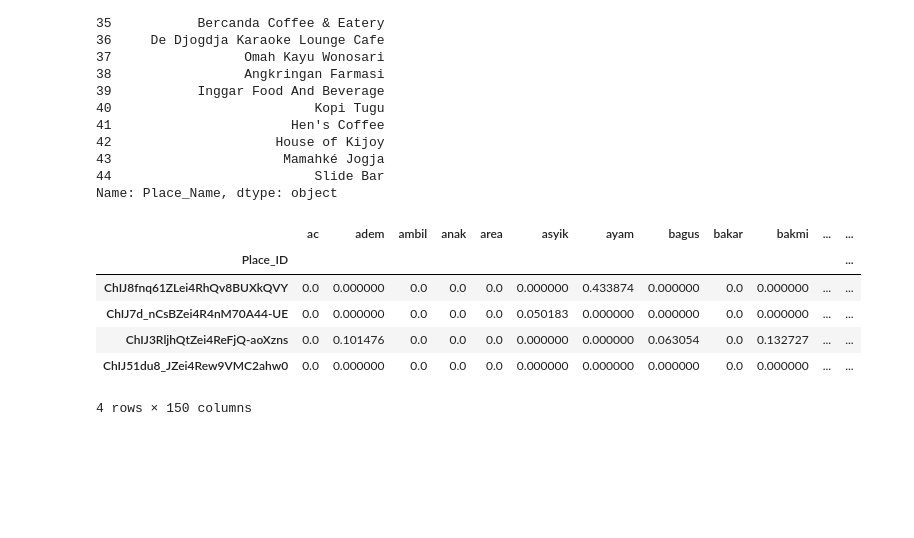
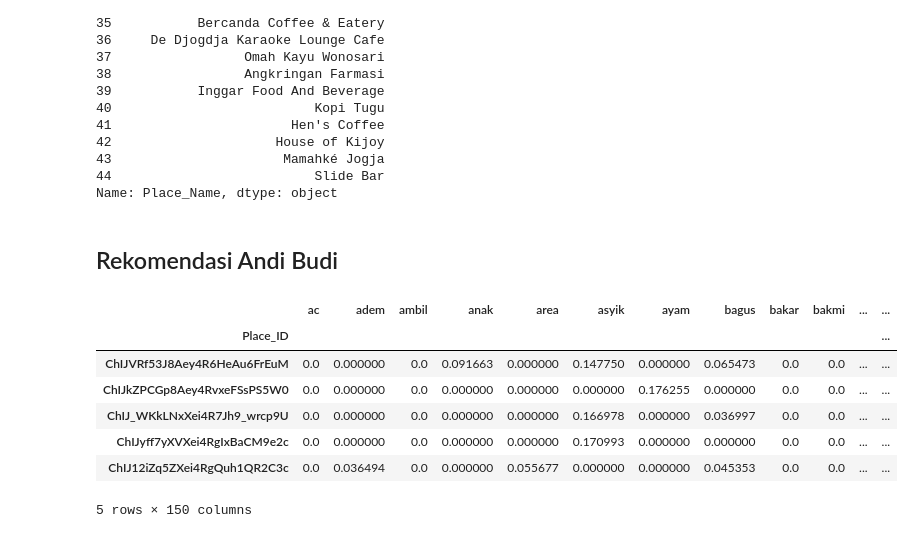
Before and after one commit to argadewanata/ML-Bangkit-Capstone-Project, a Jupyter notebook: Place Recommendation/PlaceRecommendation.ipynb, the cells around one changed output. Saved outputs shown, nothing was run; the diff lists cells and outputs as text; code cells hidden in the pictures; blank space fills up the shorter version.

```diff
--- a/Place Recommendation/PlaceRecommendation.ipynb
+++ b/Place Recommendation/PlaceRecommendation.ipynb
@@ -11,6 +11,6 @@ nltk.download('stopwords')
 True
 # %%
-df = pd.read_csv('/content/drive/MyDrive/Capstone | Bangkit 2023/Sentiment Analysis/aggregated_reviews.csv', index_col=0)
+df = pd.read_csv('/content/aggregated_reviews.csv', index_col=0)
 # %%
 df.head()
 # %% [output]
@@ -175,25 +181,27 @@ df.Place_Name[30:45]
 43                      Mamahké Jogja
 44                          Slide Bar
 Name: Place_Name, dtype: object
+# %% [markdown]
+## Rekomendasi Andi Budi
 # %%
 tfidf_df = tfidf_df[~tfidf_df.index.duplicated()]
 # %%
-list_of_favorite_places = ['Bakso Prasojo', 'Mucho Cafe & Bar', 'Bercanda Coffee & Eatery', 'House of Kijoy']
-id_of_favorite_places = [df.loc[df['Place_Name'] == place, 'Place_ID'].values[0] for place in list_of_favorite_places]
+list_of_favorite_place_ids = ['ChIJVRf53J8Aey4R6HeAu6FrEuM', 'ChIJkZPCGp8Aey4RvxeFSsPS5W0', 'ChIJ_WKkLNxXei4R7Jh9_wrcp9U', 'ChIJyff7yXVXei4RgIxBaCM9e2c','ChIJ12iZq5ZXei4RgQuh1QR2C3c']
 
 # Create a subset of only the user favorite places
-favorite_places_df = tfidf_df.reindex(id_of_favorite_places)
+favorite_places_df = tfidf_df.reindex(list_of_favorite_place_ids)
 
 # Inspect the DataFrame
 favorite_places_df
 # %% [output]
 |  | ac | adem | ambil | anak | area | asyik | ayam | bagus | bakar | bakmi | ... | ... |
 | Place_ID |  |  |  |  |  |  |  |  |  |  |  | ... |
-| ChIJ8fnq61ZLei4RhQv8BUXkQVY | 0.0 | 0.000000 | 0.0 | 0.0 | 0.0 | 0.000000 | 0.433874 | 0.000000 | 0.0 | 0.000000 | ... | ... |
-| ChIJ7d_nCsBZei4R4nM70A44-UE | 0.0 | 0.000000 | 0.0 | 0.0 | 0.0 | 0.050183 | 0.000000 | 0.000000 | 0.0 | 0.000000 | ... | ... |
-| ChIJ3RljhQtZei4ReFjQ-aoXzns | 0.0 | 0.101476 | 0.0 | 0.0 | 0.0 | 0.000000 | 0.000000 | 0.063054 | 0.0 | 0.132727 | ... | ... |
-| ChIJ51du8_JZei4Rew9VMC2ahw0 | 0.0 | 0.000000 | 0.0 | 0.0 | 0.0 | 0.000000 | 0.000000 | 0.000000 | 0.0 | 0.000000 | ... | ... |
+| ChIJVRf53J8Aey4R6HeAu6FrEuM | 0.0 | 0.000000 | 0.0 | 0.091663 | 0.000000 | 0.147750 | 0.000000 | 0.065473 | 0.0 | 0.0 | ... | ... |
+| ChIJkZPCGp8Aey4RvxeFSsPS5W0 | 0.0 | 0.000000 | 0.0 | 0.000000 | 0.000000 | 0.000000 | 0.176255 | 0.000000 | 0.0 | 0.0 | ... | ... |
+| ChIJ_WKkLNxXei4R7Jh9_wrcp9U | 0.0 | 0.000000 | 0.0 | 0.000000 | 0.000000 | 0.166978 | 0.000000 | 0.036997 | 0.0 | 0.0 | ... | ... |
+| ChIJyff7yXVXei4RgIxBaCM9e2c | 0.0 | 0.000000 | 0.0 | 0.000000 | 0.000000 | 0.170993 | 0.000000 | 0.000000 | 0.0 | 0.0 | ... | ... |
+| ChIJ12iZq5ZXei4RgQuh1QR2C3c | 0.0 | 0.036494 | 0.0 | 0.000000 | 0.055677 | 0.000000 | 0.000000 | 0.045353 | 0.0 | 0.0 | ... | ... |
-4 rows × 150 columns
+5 rows × 150 columns
 # %%
 # Calculate the mean
 user_prof = favorite_places_df.mean()
```
Also changed, not shown: parts of 21 cells of this notebook, 4 other files.
